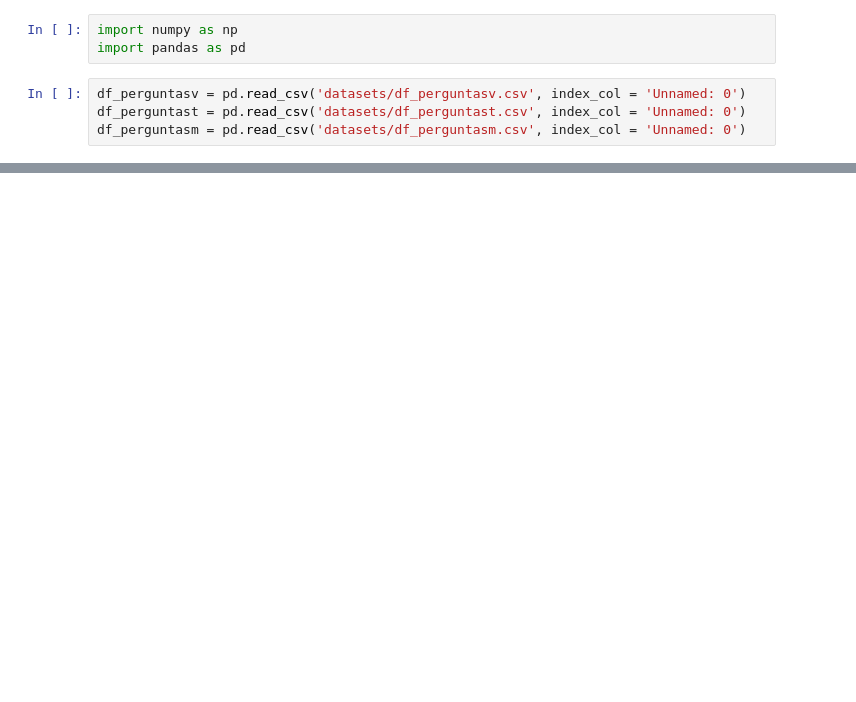
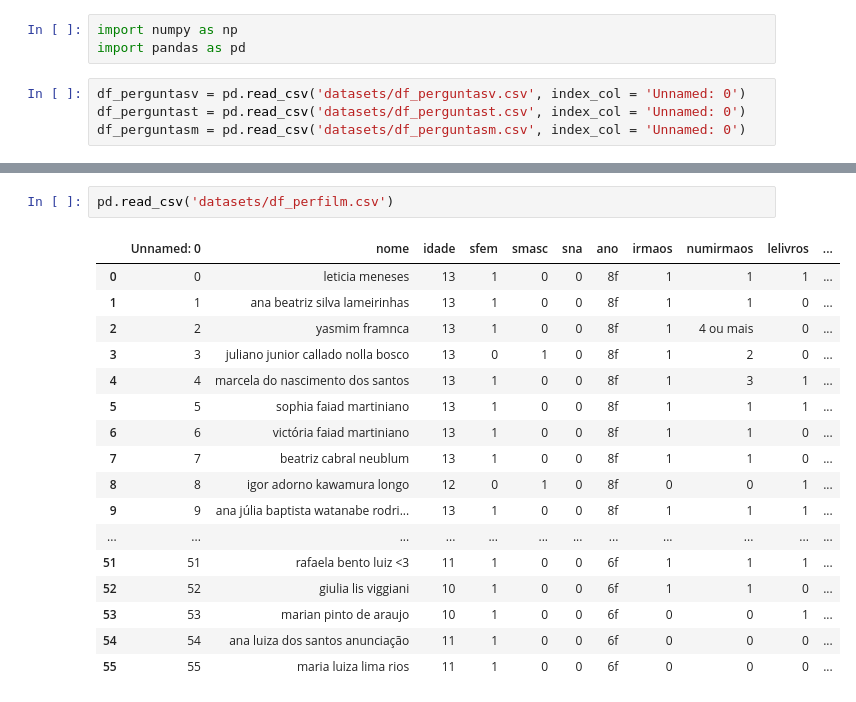
Before and after one commit to Wendel-V/analise_alunos, a Jupyter notebook: pontuacao.ipynb, the cells around one changed output, grey strips where cells are left out. Cells and saved outputs as stored; diff of their text form; blank space fills up the shorter version.

```diff
--- a/pontuacao.ipynb
+++ b/pontuacao.ipynb
@@ -86,3 +85,23 @@ df_perguntasm = pd.concat([df_perguntasm, scores], axis = 1)
 df_perguntasv.to_csv('datasets/df_perguntasv.csv')
 df_perguntast.to_csv('datasets/df_perguntast.csv')
 df_perguntasm.to_csv('datasets/df_perguntasm.csv')
+# %%
+pd.read_csv('datasets/df_perfilm.csv')
+# %% [output]
+|  | Unnamed: 0 | nome | idade | sfem | smasc | sna | ano | irmaos | numirmaos | lelivros | ... |
+| 0 | 0 | leticia meneses | 13 | 1 | 0 | 0 | 8f | 1 | 1 | 1 | ... |
+| 1 | 1 | ana beatriz silva lameirinhas | 13 | 1 | 0 | 0 | 8f | 1 | 1 | 0 | ... |
+| 2 | 2 | yasmim framnca | 13 | 1 | 0 | 0 | 8f | 1 | 4 ou mais | 0 | ... |
+| 3 | 3 | juliano junior callado nolla bosco | 13 | 0 | 1 | 0 | 8f | 1 | 2 | 0 | ... |
+| 4 | 4 | marcela do nascimento dos santos | 13 | 1 | 0 | 0 | 8f | 1 | 3 | 1 | ... |
+| 5 | 5 | sophia faiad martiniano | 13 | 1 | 0 | 0 | 8f | 1 | 1 | 1 | ... |
+| 6 | 6 | victória faiad martiniano | 13 | 1 | 0 | 0 | 8f | 1 | 1 | 0 | ... |
+| 7 | 7 | beatriz cabral neublum | 13 | 1 | 0 | 0 | 8f | 1 | 1 | 0 | ... |
+| 8 | 8 | igor adorno kawamura longo | 12 | 0 | 1 | 0 | 8f | 0 | 0 | 1 | ... |
+| 9 | 9 | ana júlia baptista watanabe rodri... | 13 | 1 | 0 | 0 | 8f | 1 | 1 | 1 | ... |
+| ... | ... | ... | ... | ... | ... | ... | ... | ... | ... | ... | ... |
+| 51 | 51 | rafaela bento luiz <3 | 11 | 1 | 0 | 0 | 6f | 1 | 1 | 1 | ... |
+| 52 | 52 | giulia lis viggiani | 10 | 1 | 0 | 0 | 6f | 1 | 1 | 0 | ... |
+| 53 | 53 | marian pinto de araujo | 10 | 1 | 0 | 0 | 6f | 0 | 0 | 1 | ... |
+| 54 | 54 | ana luiza dos santos anunciação | 11 | 1 | 0 | 0 | 6f | 0 | 0 | 0 | ... |
+| 55 | 55 | maria luiza lima rios | 11 | 1 | 0 | 0 | 6f | 0 | 0 | 0 | ... |
```
Also changed, not shown: parts of 1 cell of this notebook, 38 other files.
